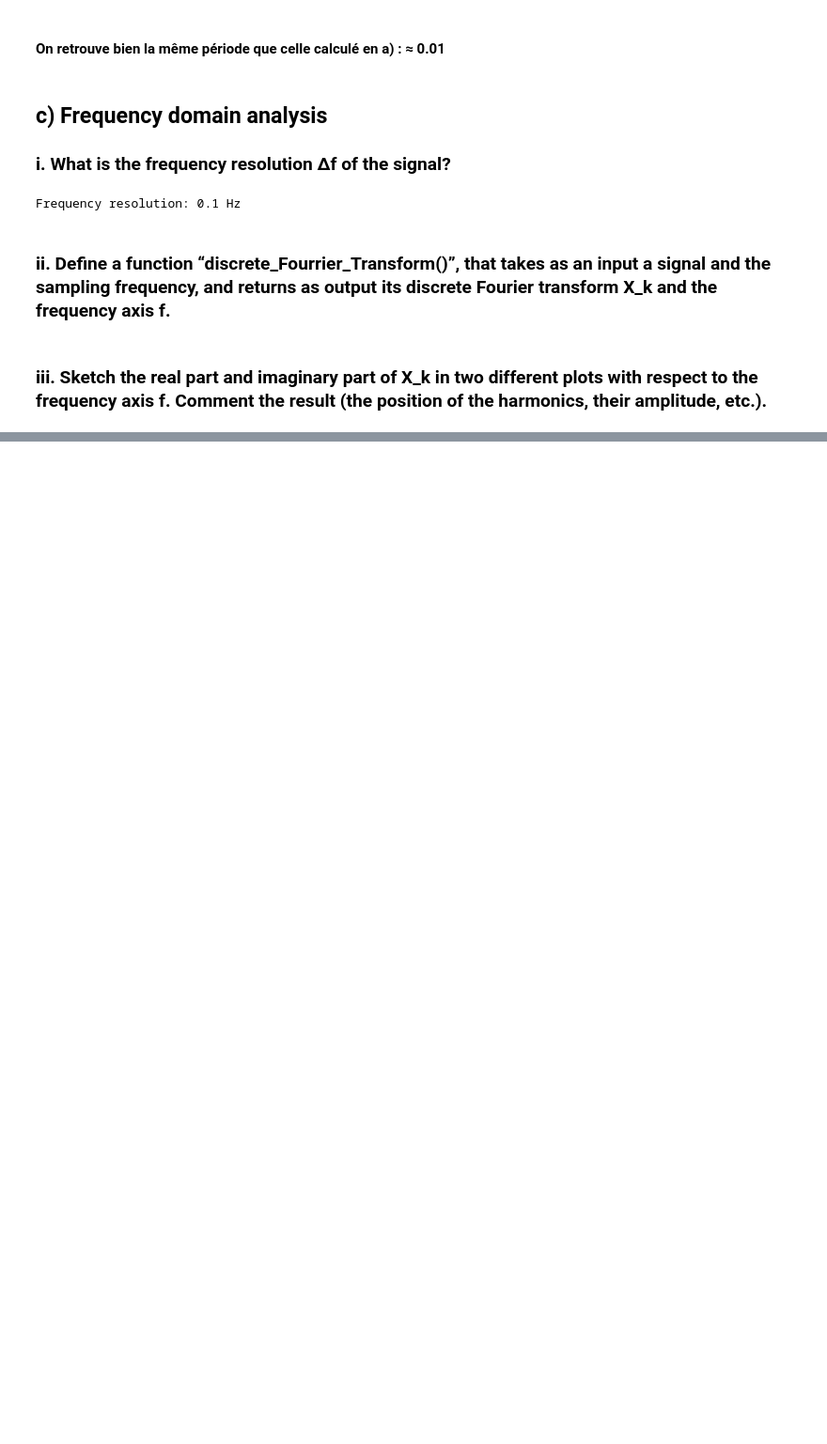
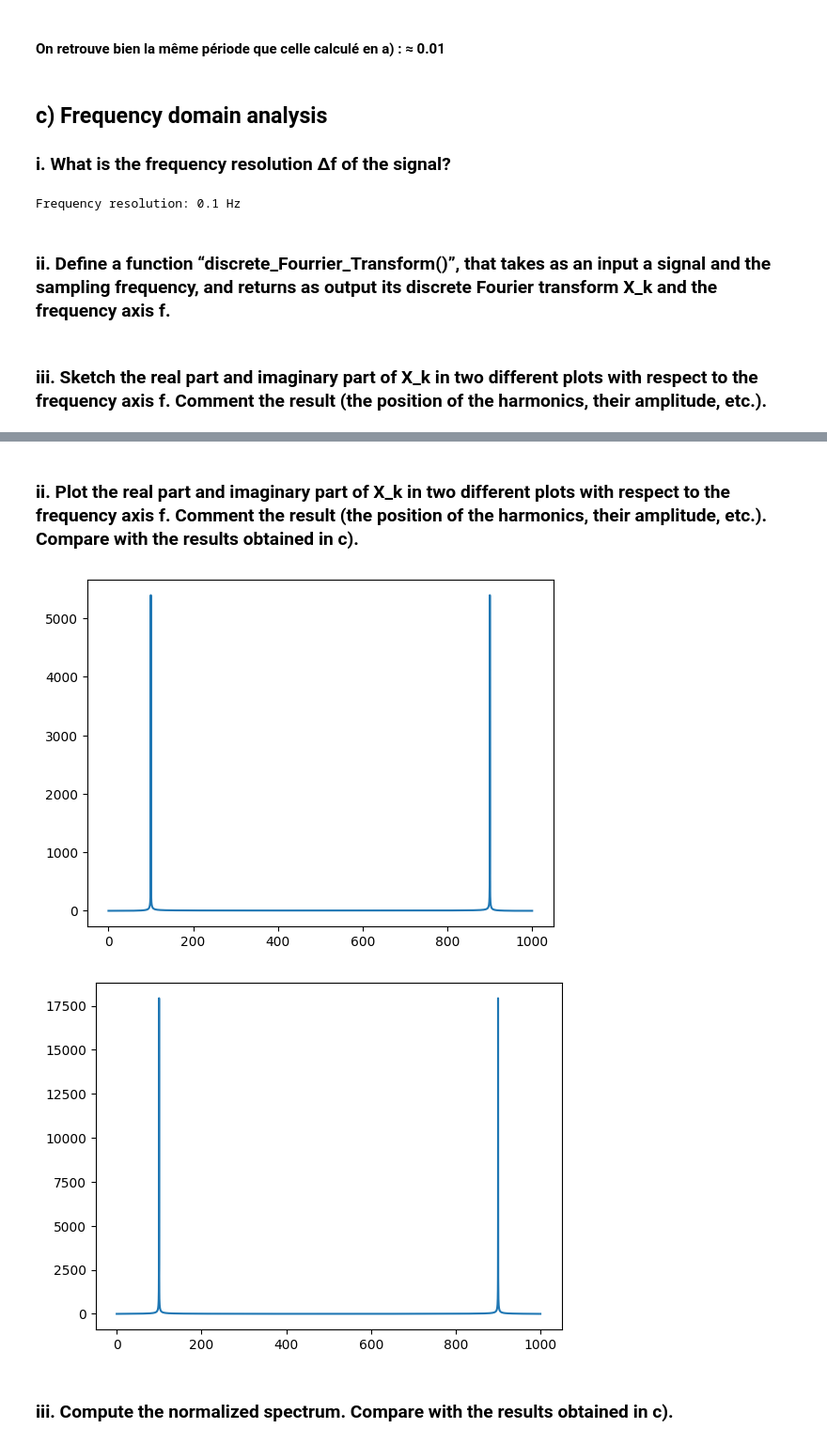
Before and after one commit to Taillan/SignauxMecanique, a Jupyter notebook: TP2.ipynb, the cells around one changed output, grey strips where cells are left out. Shown at 94% size. Drawn from its saved outputs; the diff is of its cells as text; code cells hidden in the pictures; blank space fills up the shorter version.

```diff
--- a/TP2.ipynb
+++ b/TP2.ipynb
@@ -109,0 +132,14 @@ plt.show()
+# %%
+fourrier = np.fft.fft(y)
+# %% [markdown]
+### ii. Plot the real part and imaginary part of X_k in two different plots with respect to the frequency axis f. Comment the result (the position of the harmonics, their amplitude, etc.). Compare with the results obtained in c).
+# %%
+plt.plot(x_res, abs(fourrier.real))
+plt.show()
+plt.plot(x_res, abs(fourrier.imag))
+plt.show()
+# %% [output]
+[figure, added]
+[figure, added]
+# %% [markdown]
+### iii. Compute the normalized spectrum. Compare with the results obtained in c).
```
Also changed, not shown: parts of 21 cells of this notebook.
